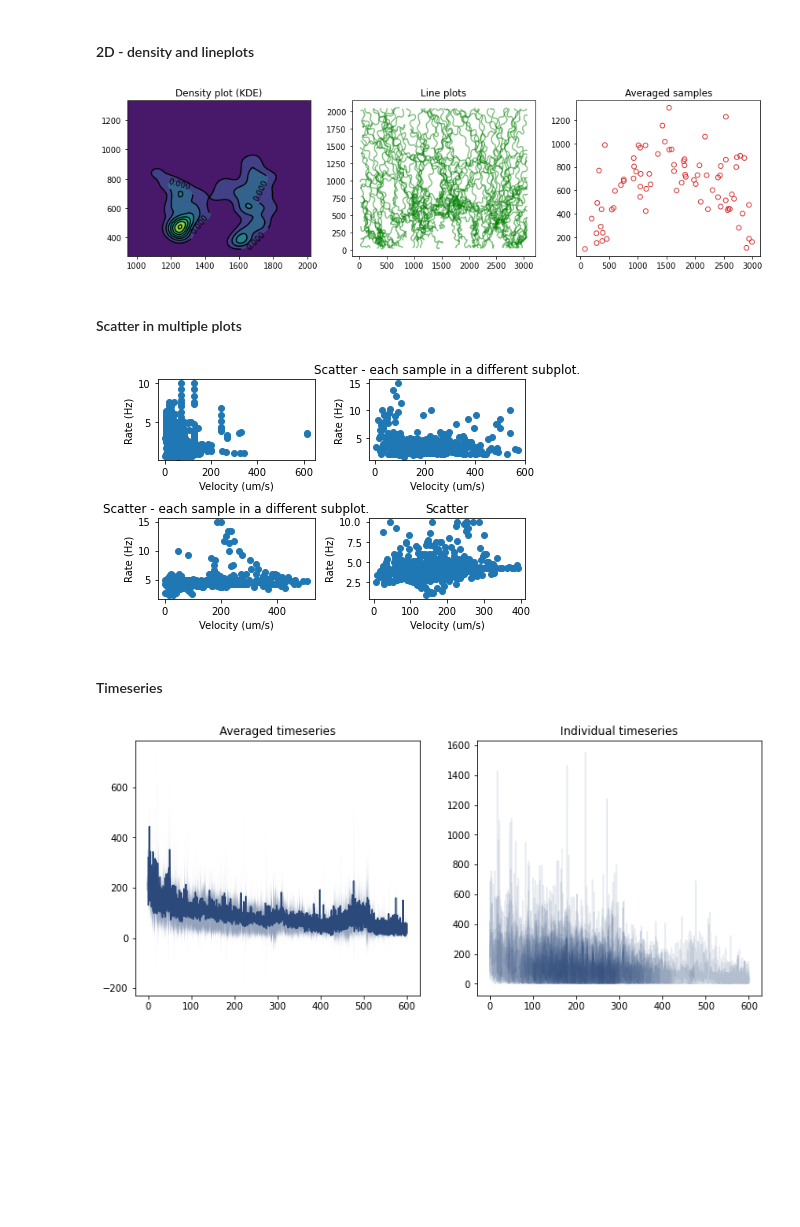
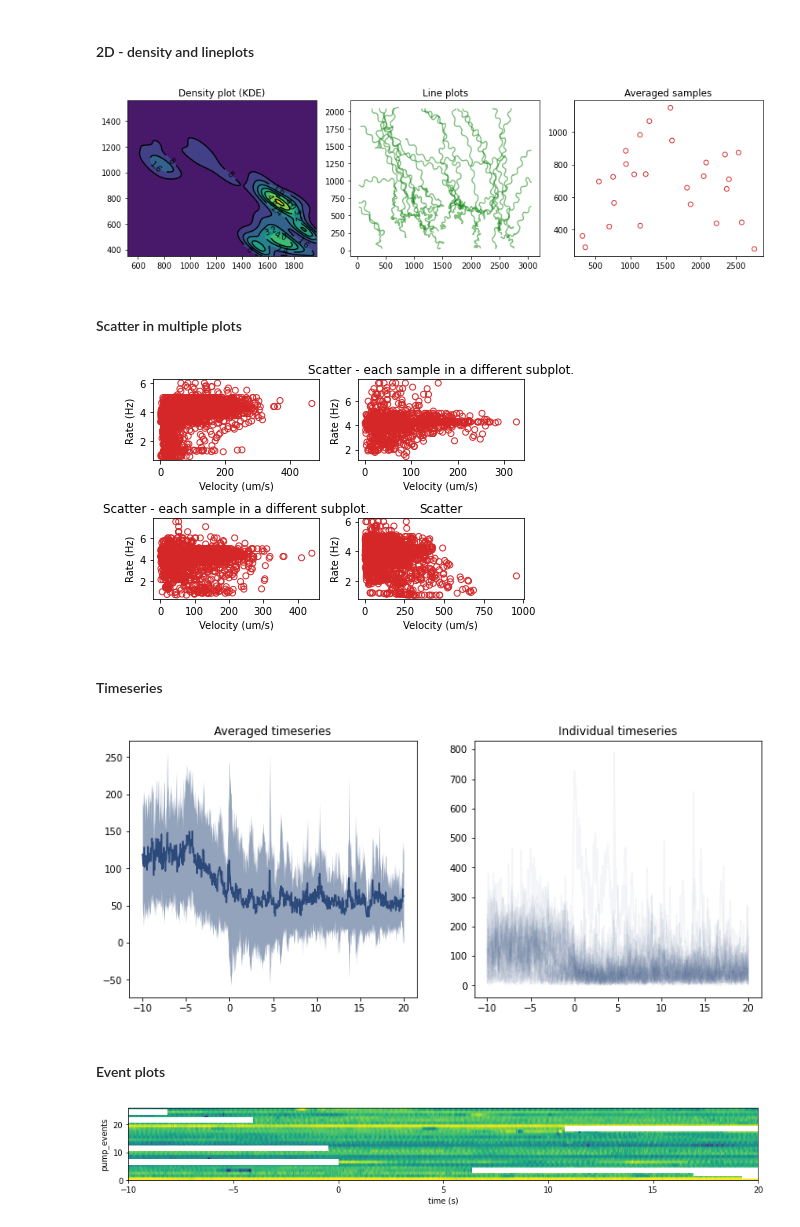
Before and after one commit to scholz-lab/Pharaglow-Analysis, a Jupyter notebook: Using_pganalysis.ipynb, the cells around one changed output. Drawn from its saved outputs; the diff is of its cells as text; code cells hidden in the pictures; blank space fills up the shorter version.

Commit message:
update readme and test dataset

```diff
--- a/Using_pganalysis.ipynb
+++ b/Using_pganalysis.ipynb
@@ -18,7 +20,5 @@ control = pga.Experiment(strain='GRU101', condition='Entry', scale=2.34, fps = 3
 #control.load_data('/home/mscholz/Desktop/TestOutput_MS0006')
 
 # ... or load from a previously pickled Experiment object.
-control = pga.Experiment.load('LawnEntry_ExperimentPickle')
-
-# ... we can also dump a pickle object to save the current state of the Experiment variable.
-#control.dump('Test')
+control = pga.Experiment.load('Test')
+#control = pga.Experiment.load('LawnEntryPickle_May')
@@ -24,0 +55,11 @@ control = pga.Experiment.load('LawnEntry_ExperimentPickle')
+# %%
+print(f'Sample remaining: {len(control)}')
+
+# we check if conditions are fullfilled for each sample and retain only suitable ones. Here - we filter by duration of the tracks
+tmp = []
+for worm in control.samples:
+    if len(worm.data)>worm.fps*30 and 'inside' in worm.data.columns:
+        tmp.append(worm)
+control.samples = tmp
+
+print(f'Sample remaining: {len(control)}')
@@ -60,8 +116,0 @@ The loader calculates the basic behaviors, velocity and pumping. But we can also
-# %%
-# calculate reversals
-control.calculate_reversals(animal_size=100, angle_treshold=120)
-for worm in control.samples:
-    # recalculate pumps - also done during loading
-    worm.calculate_pumps(w_bg =10, w_sm = 2, min_distance = 5,  sensitivity = 0.95)
-    # calculate a windowed pump count
-    worm.calculate_count_rate(window = 300)
@@ -175,28 +254,28 @@ ax.set_title('Averaged samples')
 control.plot(ax, ('x', 'y'), metric = 'mean', plot_type = 'scatter', marker = 'o',facecolor='none',edgecolor='C3')
 plt.tight_layout()
 # %% [output]
-[figure, old version]
+[figure, new version]
 # %% [markdown]
 #### Scatter in multiple plots
 # %%
 # scatter two variables against each other with different subplot options
 plt.figure()
 ax0 = plt.subplot(221)
 ax1 = plt.subplot(222)
 ax2 = plt.subplot(223)
 ax3 = plt.subplot(224)
 axes = [ax0, ax1, ax2, ax3]
 for ax in axes:
     ax.set_ylabel('Rate (Hz)')
     ax.set_xlabel('Velocity (um/s)')
 ax.set_title('Scatter')
-control[:4].plot(axes, ('velocity', 'rate'), metric = None, metric_sample = None, plot_type='scatter')
+control[:4].plot(axes, ('velocity', 'rate'), metric = None, metric_sample = None, plot_type='scatter', fc ='none', ec = 'C3')
 ax1.set_title('Scatter - each sample in a different subplot.')
 ax2.set_title('Scatter - each sample in a different subplot.')
 
 plt.tight_layout()
 # %% [output]
-[figure, old version]
+[figure, new version]
 # %% [markdown]
 #### Timeseries
 # %%
@@ -204,9 +283,23 @@ plt.figure(figsize = (12, 5))
 control.set_color(style.B1)
 ax1 = plt.subplot(121)
 ax1.set_title('Averaged timeseries')
-control.plot(ax1, 'velocity',  metric = None, metric_sample = 'mean', metric_error = 'std');
+control.plot(ax1, 'velocity',  metric = None, metric_sample = 'mean', metric_error = 'std', aligned = True);
 ax2 = plt.subplot(122)
 ax2.set_title('Individual timeseries')
-control.plot(ax2, 'velocity', metric = None, alpha = 0.1);
+control.plot(ax2, 'velocity', metric = None, alpha = 0.05, aligned = True);
 # %% [output]
-[figure, old version]
+[figure, new version]
+# %% [markdown]
+#### Event plots
+# %%
+fig, axes = plt.subplots(1,1, figsize=(12,2))
+
+plot, x, y = control.plot(axes, ('time_align','pumps'), metric = None, plot_type = 'raster',
+                                  aspect ='auto', vmin=-100, vmax = -30, aligned = True, cmap = 'viridis')#,filterfunction = lambda x:~np.any(np.isnan(x)))
+# correct x-axis - use aligned time
+plot[0].set_extent([x.mean(axis=1).min(),x.mean(axis=1).max(),0,len(control)])
+#axes.set_aspect(len(x)//len(y))
+plt.setp(axes, ylabel='pump_events', xlabel = 'time (s)')
+plt.tight_layout()
+# %% [output]
+[figure, added]
```
Also changed, not shown: parts of 26 cells of this notebook, 11 other files.
